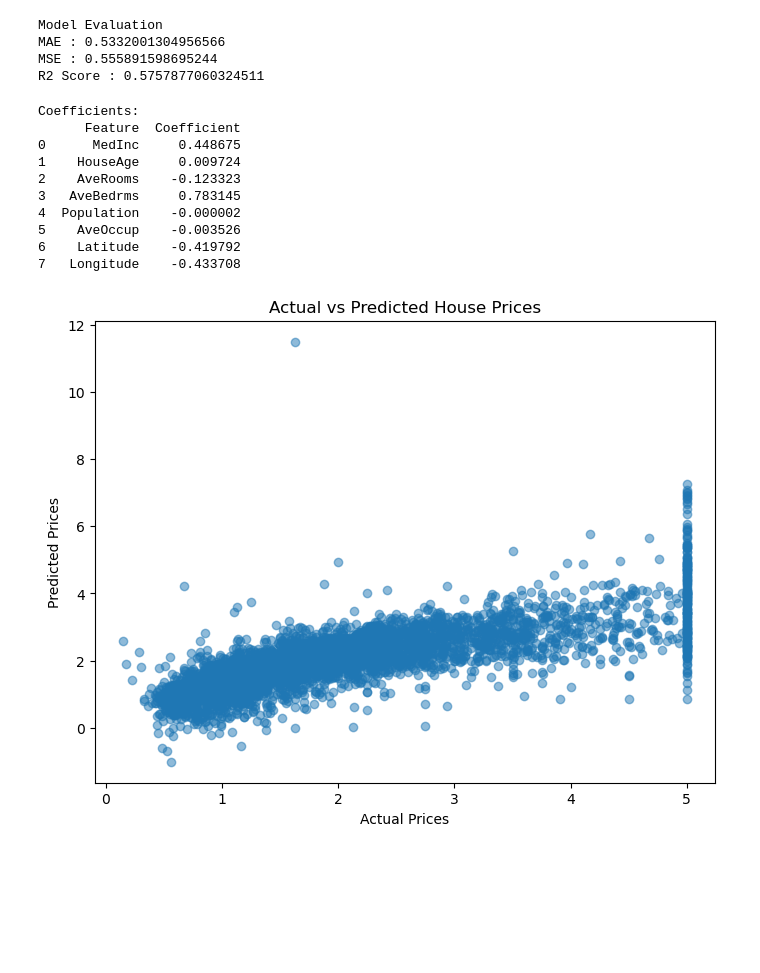
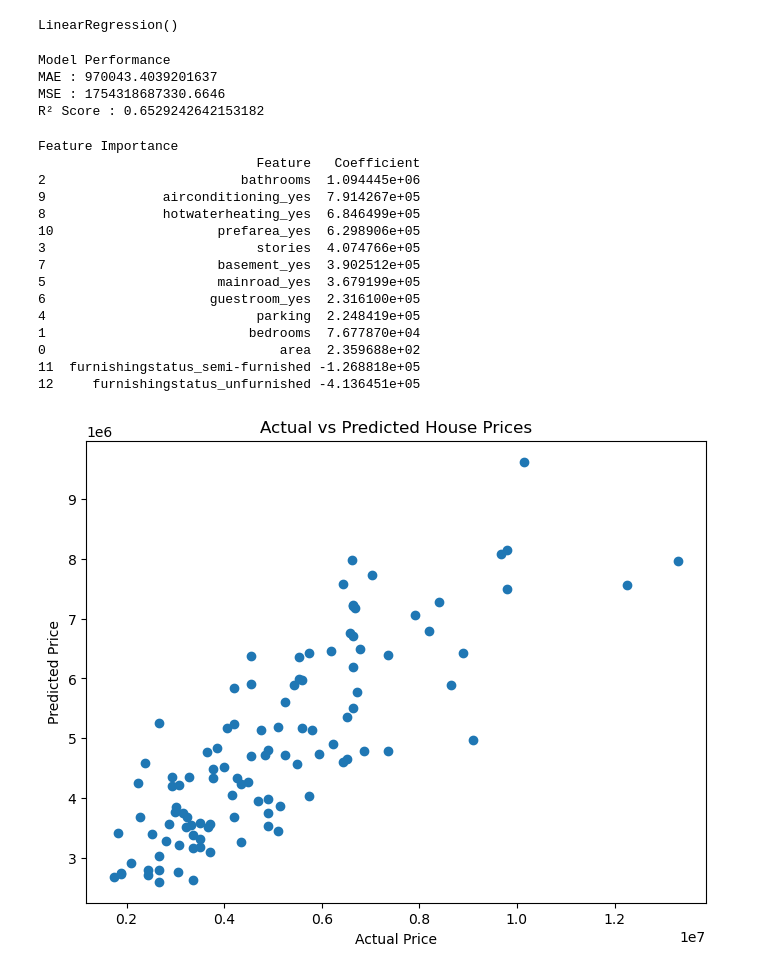
Before and after one commit to harshit0414/Linear-Regression-Task, a Jupyter notebook: Task3_Linear_Regression.ipynb, the cells around one changed output. Cells and saved outputs as stored; diff of their text form; code cells hidden in the pictures; blank space fills up the shorter version.

```diff
--- a/Task3_Linear_Regression.ipynb
+++ b/Task3_Linear_Regression.ipynb
@@ -31,11 +33,13 @@ print(df.head())
+# %%
+df = df.dropna()
 # %%
-X = df.drop('Price', axis=1)
-y = df['Price']
+X = df.drop('price', axis=1)
+y = df['price']
+# %%
+X = pd.get_dummies(X, drop_first=True)
 # %%
 X_train, X_test, y_train, y_test = train_test_split(
-    X, y, test_size=0.2, random_state=42
+    X, y,
+    test_size=0.2,
+    random_state=42
 )
-
-# Train Model
-model = LinearRegression()
-model.fit(X_train, y_train)
@@ -44,44 +46,54 @@ LinearRegression()
+# %%
+model = LinearRegression()
+model.fit(X_train, y_train)
+# %% [output]
+LinearRegression()
 # %%
 y_pred = model.predict(X_test)
 # %%
 mae = mean_absolute_error(y_test, y_pred)
 mse = mean_squared_error(y_test, y_pred)
 r2 = r2_score(y_test, y_pred)
-
-print("\nModel Evaluation")
-print("MAE :", mae)
-print("MSE :", mse)
-print("R2 Score :", r2)
-# %% [output]
-Model Evaluation
-MAE : 0.5332001304956566
-MSE : 0.555891598695244
-R2 Score : 0.5757877060324511
+# %%
+print("\nModel Performance")
+print("MAE :", mae)
+print("MSE :", mse)
+print("R² Score :", r2)
+# %% [output]
+Model Performance
+MAE : 970043.4039201637
+MSE : 1754318687330.6646
+R² Score : 0.6529242642153182
 # %%
-coef_df = pd.DataFrame({
+coefficients = pd.DataFrame({
     'Feature': X.columns,
     'Coefficient': model.coef_
 })
 
-print("\nCoefficients:")
-print(coef_df)
+print("\nFeature Importance")
+print(coefficients.sort_values(by='Coefficient', ascending=False))
 # %% [output]
-Coefficients:
-      Feature  Coefficient
-0      MedInc     0.448675
-1    HouseAge     0.009724
-2    AveRooms    -0.123323
-3   AveBedrms     0.783145
-4  Population    -0.000002
-5    AveOccup    -0.003526
-6    Latitude    -0.419792
-7   Longitude    -0.433708
+Feature Importance
+                            Feature   Coefficient
+2                         bathrooms  1.094445e+06
+9               airconditioning_yes  7.914267e+05
+8               hotwaterheating_yes  6.846499e+05
+10                     prefarea_yes  6.298906e+05
+3                           stories  4.074766e+05
+7                      basement_yes  3.902512e+05
+5                      mainroad_yes  3.679199e+05
+6                     guestroom_yes  2.316100e+05
+4                           parking  2.248419e+05
+1                          bedrooms  7.677870e+04
+0                              area  2.359688e+02
+11  furnishingstatus_semi-furnished -1.268818e+05
+12     furnishingstatus_unfurnished -4.136451e+05
 # %%
 plt.figure(figsize=(8,6))
-plt.scatter(y_test, y_pred, alpha=0.5)
-plt.xlabel("Actual Prices")
-plt.ylabel("Predicted Prices")
+plt.scatter(y_test, y_pred)
+plt.xlabel("Actual Price")
+plt.ylabel("Predicted Price")
 plt.title("Actual vs Predicted House Prices")
 plt.show()
 # %% [output]
-[figure, old version]
+[figure, new version]
```
Also changed, not shown: parts of 6 cells of this notebook, 1 other file.
